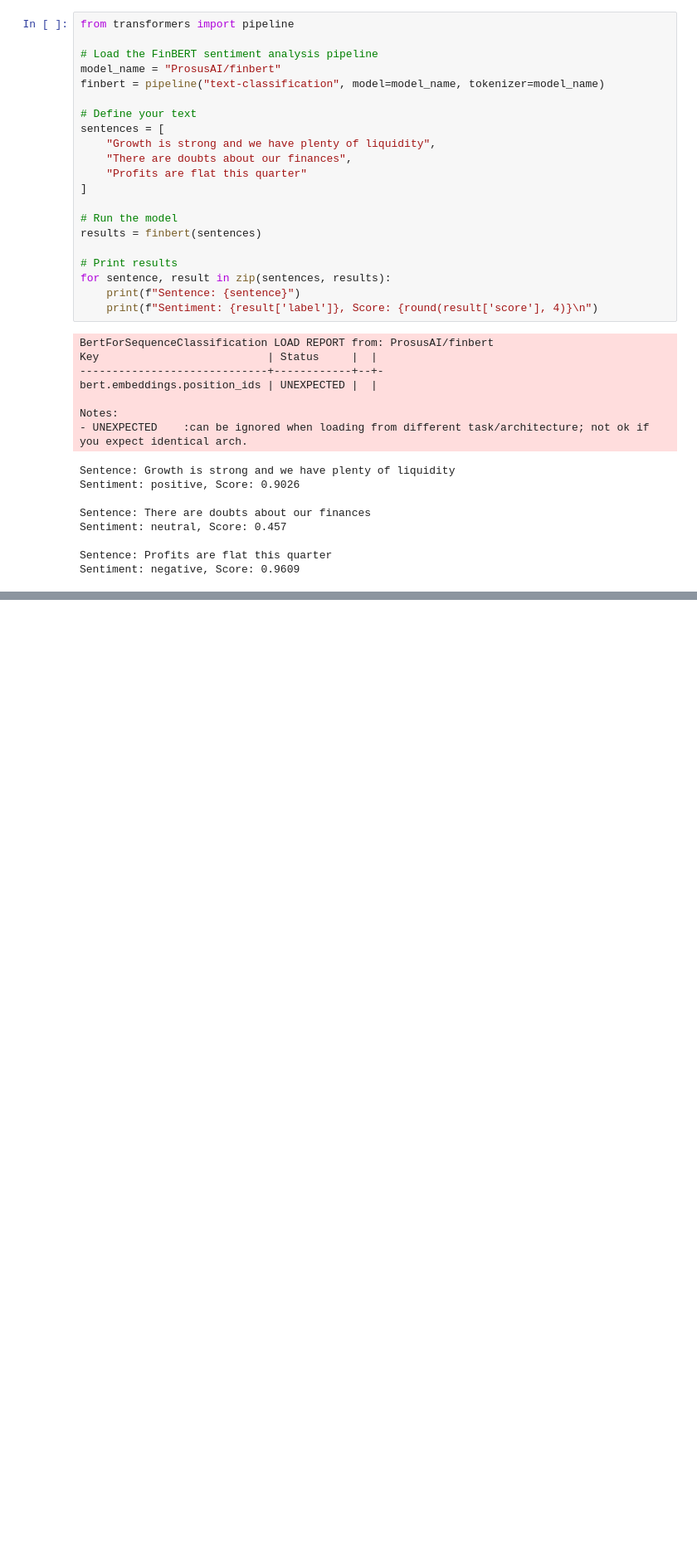
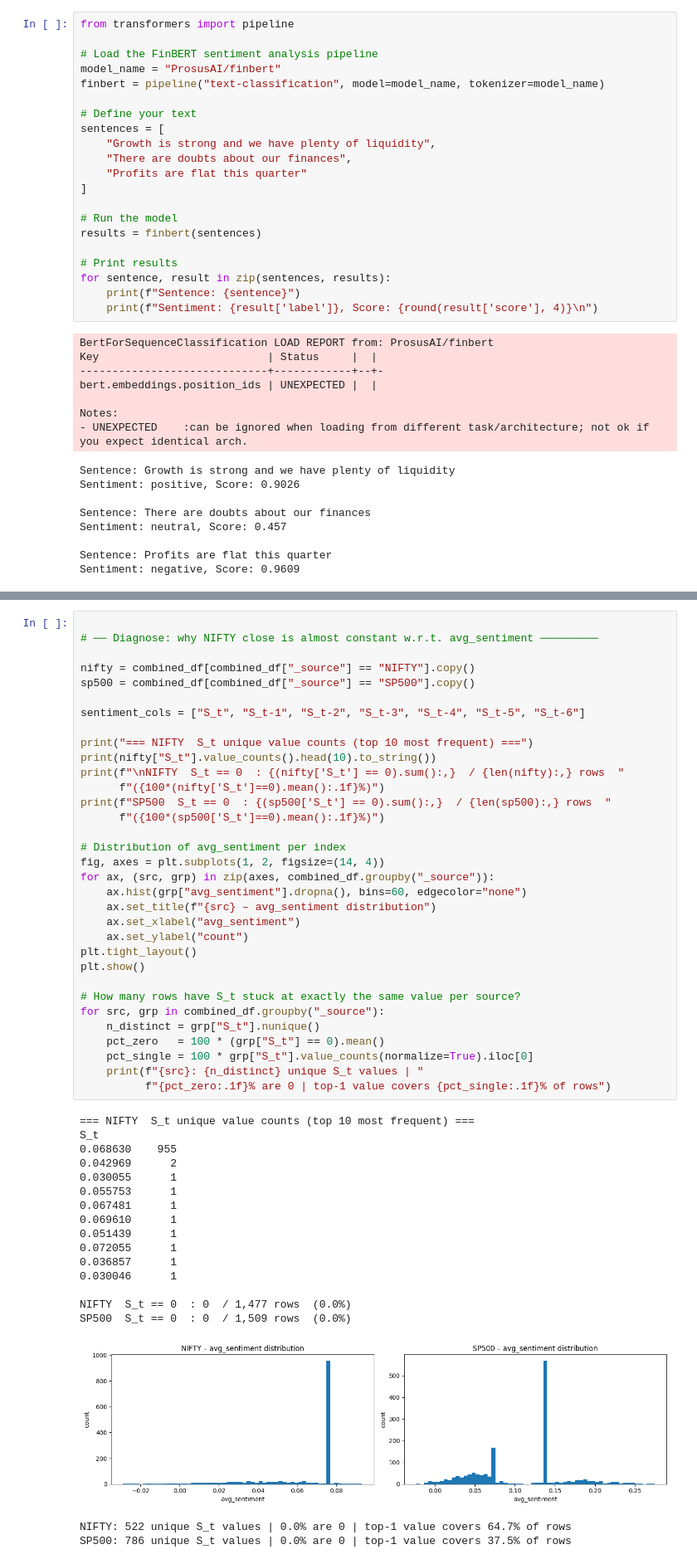
Before and after one commit to shaurya-kochar/botcoders, a Jupyter notebook: notebooks/playground.ipynb, the cells around one changed output, grey strips where cells are left out. Shown at 83% size. Cells and saved outputs as stored; diff of their text form; blank space fills up the shorter version.

```diff
--- a/notebooks/playground.ipynb
+++ b/notebooks/playground.ipynb
@@ -201,0 +328,52 @@ Sentiment: negative, Score: 0.9609
+# %%
+
+# ── Diagnose: why NIFTY close is almost constant w.r.t. avg_sentiment ─────────
+
+nifty = combined_df[combined_df["_source"] == "NIFTY"].copy()
+sp500 = combined_df[combined_df["_source"] == "SP500"].copy()
+
+sentiment_cols = ["S_t", "S_t-1", "S_t-2", "S_t-3", "S_t-4", "S_t-5", "S_t-6"]
+
+print("=== NIFTY  S_t unique value counts (top 10 most frequent) ===")
+print(nifty["S_t"].value_counts().head(10).to_string())
+print(f"\nNIFTY  S_t == 0  : {(nifty['S_t'] == 0).sum():,}  / {len(nifty):,} rows  "
+      f"({100*(nifty['S_t']==0).mean():.1f}%)")
+print(f"SP500  S_t == 0  : {(sp500['S_t'] == 0).sum():,}  / {len(sp500):,} rows  "
+      f"({100*(sp500['S_t']==0).mean():.1f}%)")
+
+# Distribution of avg_sentiment per index
+fig, axes = plt.subplots(1, 2, figsize=(14, 4))
+for ax, (src, grp) in zip(axes, combined_df.groupby("_source")):
+    ax.hist(grp["avg_sentiment"].dropna(), bins=60, edgecolor="none")
+    ax.set_title(f"{src} – avg_sentiment distribution")
+    ax.set_xlabel("avg_sentiment")
+    ax.set_ylabel("count")
+plt.tight_layout()
+plt.show()
+
+# How many rows have S_t stuck at exactly the same value per source?
+for src, grp in combined_df.groupby("_source"):
+    n_distinct = grp["S_t"].nunique()
+    pct_zero   = 100 * (grp["S_t"] == 0).mean()
+    pct_single = 100 * grp["S_t"].value_counts(normalize=True).iloc[0]
+    print(f"{src}: {n_distinct} unique S_t values | "
+          f"{pct_zero:.1f}% are 0 | top-1 value covers {pct_single:.1f}% of rows")
+# %% [output]
+=== NIFTY  S_t unique value counts (top 10 most frequent) ===
+S_t
+0.068630    955
+0.042969      2
+0.030055      1
+0.055753      1
+0.067481      1
+0.069610      1
+0.051439      1
+0.072055      1
+0.036857      1
+0.030046      1
+
+NIFTY  S_t == 0  : 0  / 1,477 rows  (0.0%)
+SP500  S_t == 0  : 0  / 1,509 rows  (0.0%)
+[figure, added]
+NIFTY: 522 unique S_t values | 0.0% are 0 | top-1 value covers 64.7% of rows
+SP500: 786 unique S_t values | 0.0% are 0 | top-1 value covers 37.5% of rows
```
Also changed, not shown: parts of 7 cells of this notebook, 11 other files.
